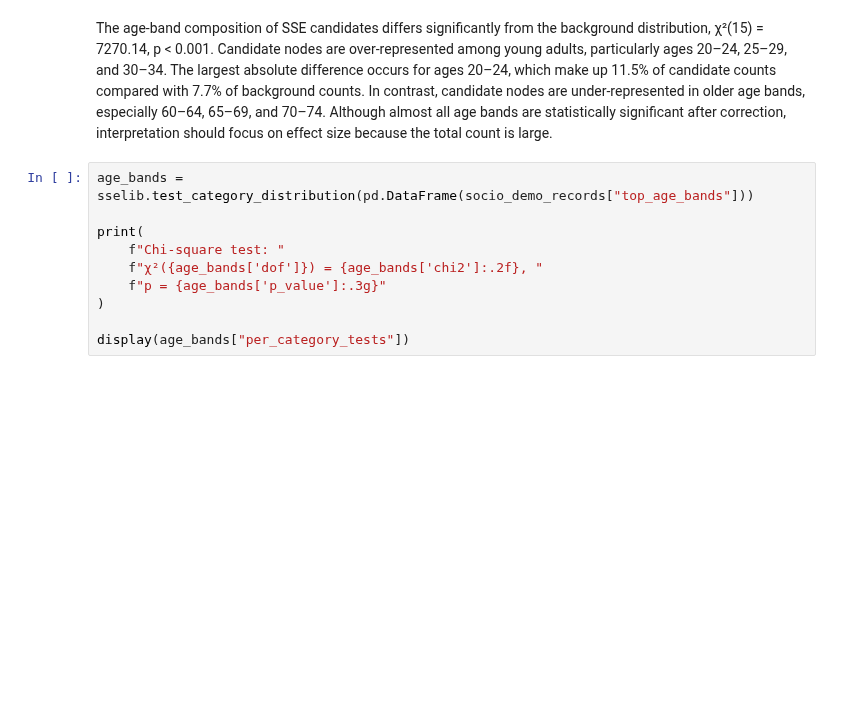
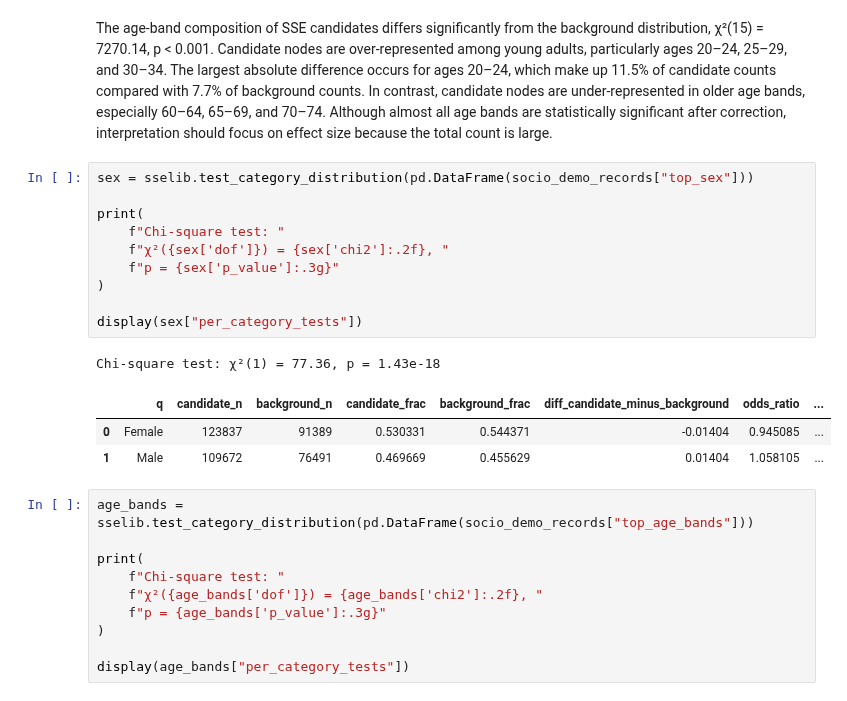
Before and after one commit to ydnkka/scotland, a Jupyter notebook: sse_detection/sse_detection_plots.ipynb, the cells around one changed output. Drawn from its saved outputs; the diff is of its cells as text; blank space fills up the shorter version.

```diff
--- a/sse_detection/sse_detection_plots.ipynb
+++ b/sse_detection/sse_detection_plots.ipynb
@@ -176,5 +178,20 @@ for col, score, label in socio_demo_cols:
 # %% [markdown]
 The age-band composition of SSE candidates differs significantly from the background distribution, χ²(15) = 7270.14, p < 0.001. Candidate nodes are over-represented among young adults, particularly ages 20–24, 25–29, and 30–34. The largest absolute difference occurs for ages 20–24, which make up 11.5% of candidate counts compared with 7.7% of background counts. In contrast, candidate nodes are under-represented in older age bands, especially 60–64, 65–69, and 70–74. Although almost all age bands are statistically significant after correction, interpretation should focus on effect size because the total count is large.
+# %%
+sex = sselib.test_category_distribution(pd.DataFrame(socio_demo_records["top_sex"]))
+
+print(
+    f"Chi-square test: "
+    f"χ²({sex['dof']}) = {sex['chi2']:.2f}, "
+    f"p = {sex['p_value']:.3g}"
+)
+
+display(sex["per_category_tests"])
+# %% [output]
+Chi-square test: χ²(1) = 77.36, p = 1.43e-18
+|  | q | candidate_n | background_n | candidate_frac | background_frac | diff_candidate_minus_background | odds_ratio | ... |
+| 0 | Female | 123837 | 91389 | 0.530331 | 0.544371 | -0.01404 | 0.945085 | ... |
+| 1 | Male | 109672 | 76491 | 0.469669 | 0.455629 | 0.01404 | 1.058105 | ... |
 # %%
 age_bands = sselib.test_category_distribution(pd.DataFrame(socio_demo_records["top_age_bands"]))
 
```
Also changed, not shown: parts of 3 cells of this notebook, 3 other files.
